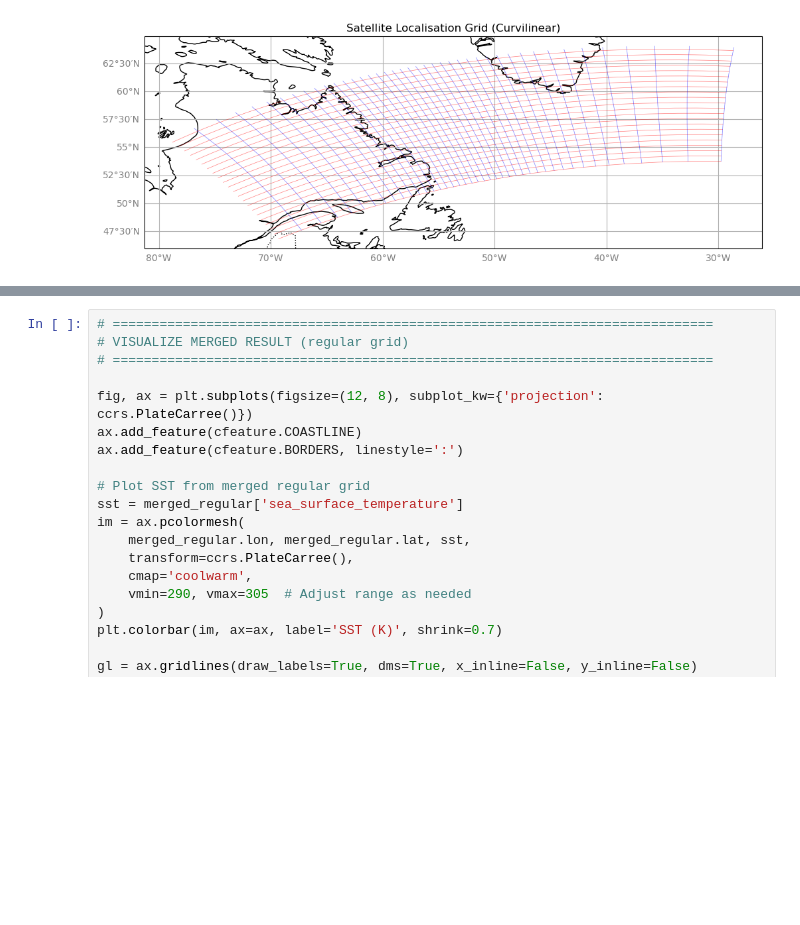
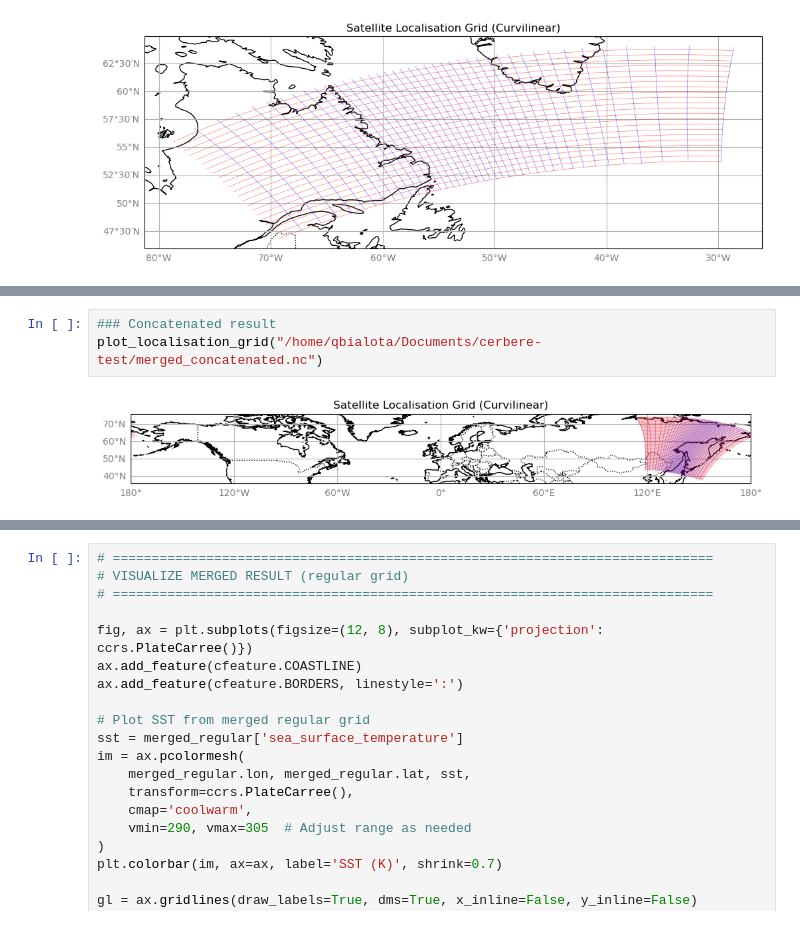
Before and after one commit to KontainPluton/cerbere-tests, a Jupyter notebook: localization-grid.ipynb, the cells around one changed output, grey strips where cells are left out. Drawn from its saved outputs; the diff is of its cells as text; blank space fills up the shorter version.

Commit message:
Update Localization-grid and add a new file sawth_merge

```diff
--- a/localization-grid.ipynb
+++ b/localization-grid.ipynb
@@ -352 +203,6 @@ UFuncTypeError: Cannot cast ufunc 'multiply' output from dtype('float64') to dty
+# %%
+### Concatenated result
+plot_localisation_grid("/home/qbialota/Documents/cerbere-test/merged_concatenated.nc")
+# %% [output]
+[figure, added]
 # %%
```
Also changed, not shown: parts of 7 cells of this notebook, 1 other file.
